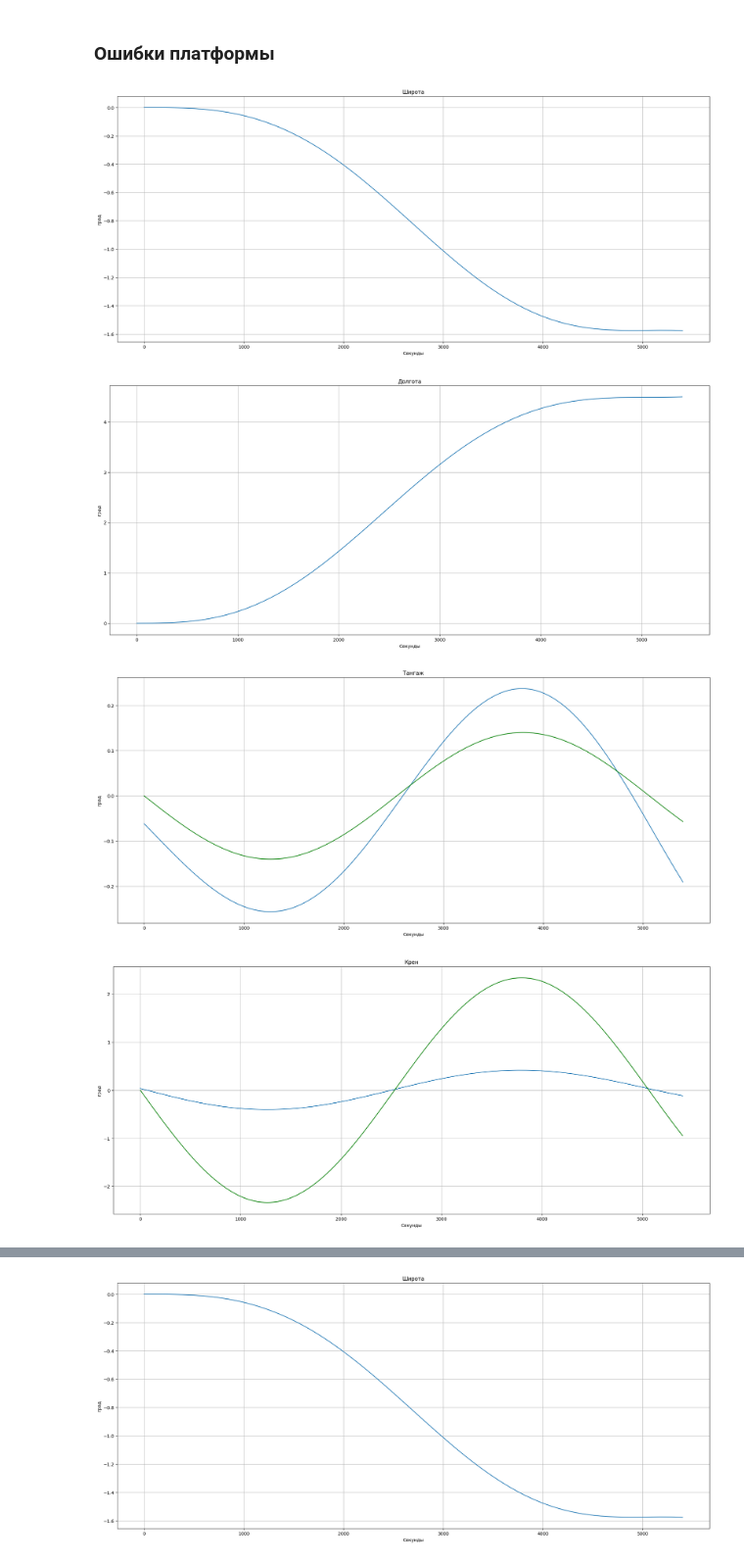
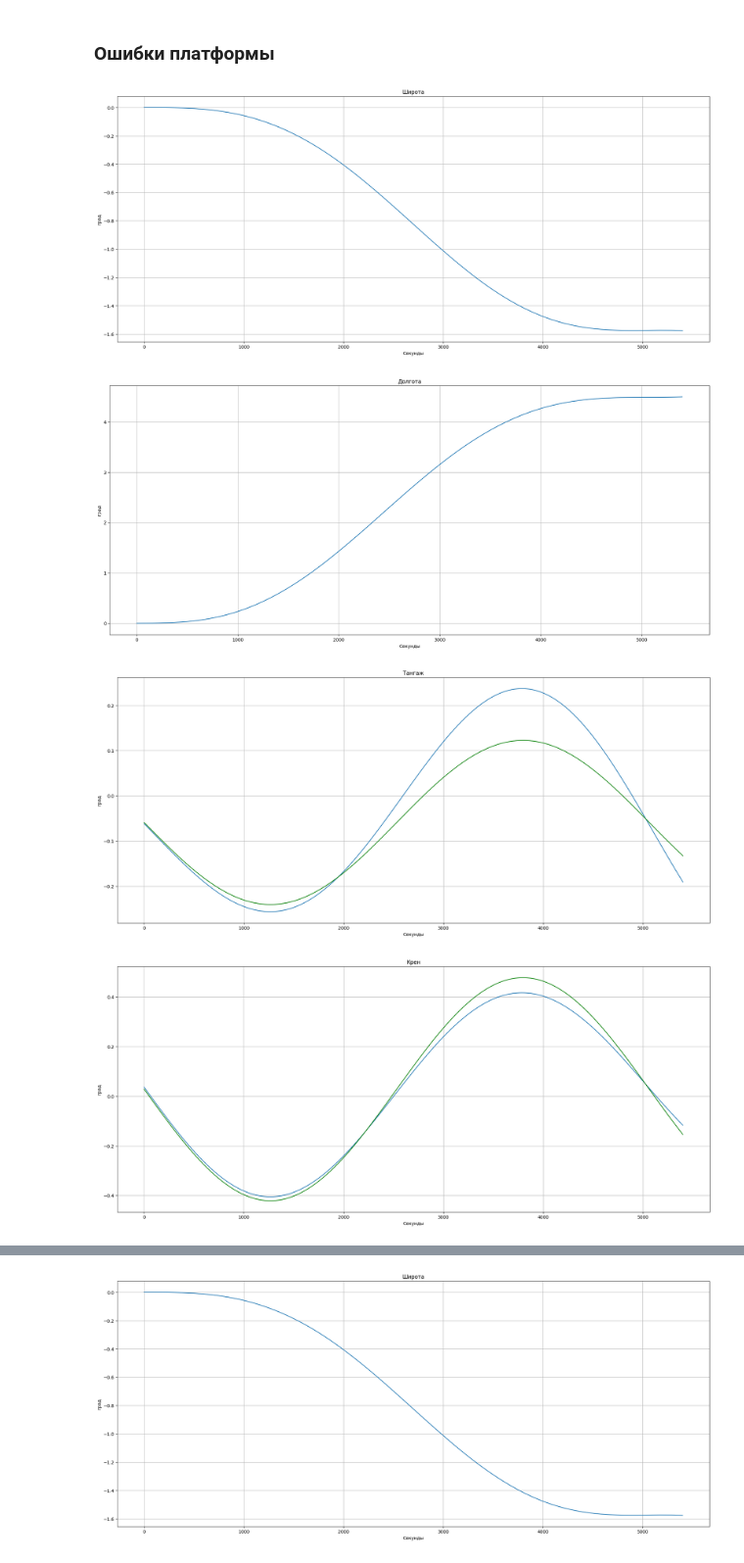
Before and after one commit to AlexeyLelikov/Nav_py, a Jupyter notebook: notebooks/Рис_ИНС_ДЗ_1.ipynb, the cells around one changed output, grey strips where cells are left out. Shown at 98% size. Saved outputs shown, nothing was run; the diff lists cells and outputs as text; code cells hidden in the pictures.

```diff
--- a/notebooks/Рис_ИНС_ДЗ_1.ipynb
+++ b/notebooks/Рис_ИНС_ДЗ_1.ipynb
@@ -372,11 +372,11 @@ out_heading = out_heading * (180.0 / np.pi)
 ### Ошибки платформы
 # %%
 nu = np.sqrt(gt / R)
-delta_w_o = C_B_N_0 @ gyro
-delta_a_o = C_B_N_0 @ acc
-delta_roll = out_roll[0] * ( np.pi / 180)
-delta_pitch = out_pitch[0] * ( np.pi / 180)
-delta_heading = out_heading[0] * ( np.pi / 180)
+delta_w_o = C_B_N_0 @ bias_gyro
+delta_a_o = C_B_N_0 @ bias_acc
+delta_roll = Roll_true - Roll
+delta_pitch = Pitch_true - Pitch
+delta_heading = Heading_true - Heading
 
 F_xo = - ( delta_pitch * np.cos(Heading_true) + delta_roll * np.cos(Pitch_true) * np.sin(Heading_true) )
 F_yo = - ( delta_roll * np.cos(Pitch_true) * np.cos(Heading_true) - delta_pitch * np.sin(Heading_true) )
@@ -417,7 +417,7 @@ plt.show()
 plt.figure(3)
 fig = plt.gcf()
 fig.set_size_inches(24, 10)
-plt.plot(t,out_pitch,t,delta_pitch,'g')
+plt.plot(t,out_pitch,t,-delta_pitch,'g')
 plt.title("Тангаж")
 plt.xlabel('Cекунды')
 plt.ylabel('град')
@@ -427,7 +427,7 @@ plt.show()
 plt.figure(4)
 fig = plt.gcf()
 fig.set_size_inches(24, 10)
-plt.plot(t,out_roll,t,delta_roll,'g')
+plt.plot(t,out_roll,t,-delta_roll,'g')
 plt.title("Крен")
 plt.xlabel('Cекунды')
 plt.ylabel('град')
@@ -463,35 +463,35 @@ plt.xlabel('Cекунды')
 plt.ylabel('м/c')
 plt.grid(True)
 plt.show()
 
 R = 6356.863 # км
 queue_x = (out_Lat * ((np.pi / 180) * R)) - (out_Lat[0] * ((np.pi / 180) * R))
 queue_y = (out_Lon * (np.pi / 180) * (R * np.cos(Lat))) - (out_Lon[0] * np.pi / 180 * (R * np.cos(Lat)))
 
 plt.figure(8)
 fig = plt.gcf()
 fig.set_size_inches(24, 10)
 plt.plot(t,queue_x)
 plt.title("N")
 plt.xlabel('Cекунды')
 plt.ylabel('N,км')
 plt.grid(True)
 plt.show()
 
 plt.figure(9)
 fig = plt.gcf()
 fig.set_size_inches(24, 10)
 plt.plot(t,queue_y)
 plt.title("E")
 plt.xlabel('Cекунды')
 plt.ylabel('E,км')
 plt.grid(True)
 plt.show()
 # %% [output]
 [figure]
 [figure]
-[figure, old version]
+[figure, new version]
-[figure, old version]
+[figure, new version]
 [figure]
 [figure]
 [figure]
```
